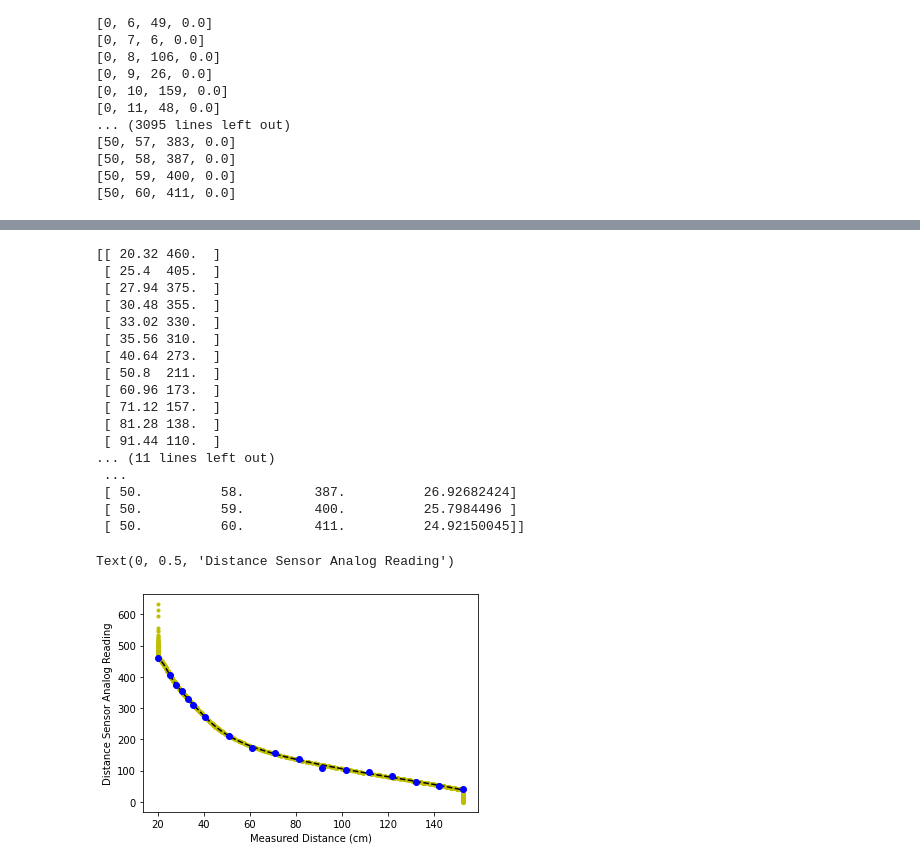
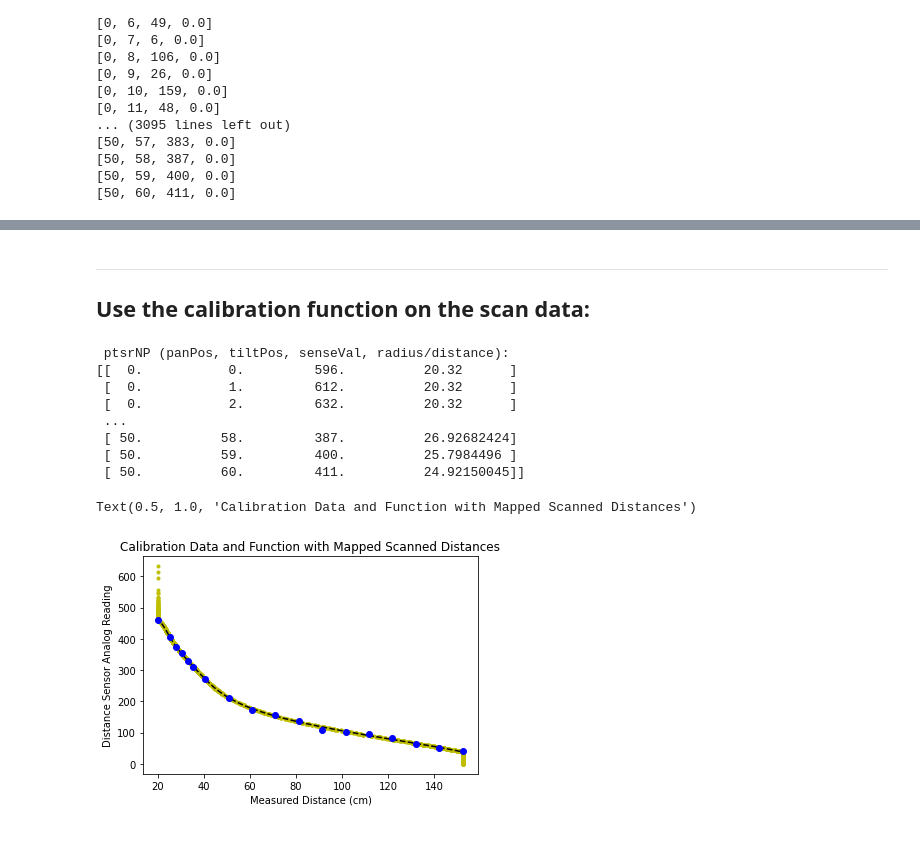
Before and after one commit to julesbrettle/3D_Scanner, a Jupyter notebook: 3d_scanner_jupyter.ipynb, the cells around one changed output, grey strips where cells are left out. Cells and saved outputs as stored; diff of their text form; code cells hidden in the pictures; blank space fills up the shorter version.

```diff
--- a/3d_scanner_jupyter.ipynb
+++ b/3d_scanner_jupyter.ipynb
@@ -113,60 +245,39 @@ ax.scatter3D(ptsrNP[:,0], ptsrNP[:,1], ptsrNP[:,2])
+# %% [markdown]
+---
+## Use the calibration function on the scan data:
 # %%
-dsNP = np.load("calibration_data_1.npy")
-
-
-print(dsNP)
-
-c = np.polyfit(dsNP[:,1],dsNP[:,0],6)
-print(c)
-
-xp = np.linspace(np.amin(dsNP[:,1]),np.amax(dsNP[:,1]), 100)
-# xp = np.linspace(0,400, 100)
-p = np.poly1d(c)
-
+# For the senseVal column in the scan data (ptsrNP):
+# If values are above or below the calibration points, make equal to the closest calibration points in dsNP
+# because sensor and function are not reliable past those points.
+# Otherwise, use the calibration function p to convert senseVal to a distance and put in last column of ptsrNP
 i = 0
 while i < numRows:
     if ptsrNP[i,2]>np.amax(dsNP[:,1]):
         ptsrNP[i,3] = np.amin(dsNP[:,0])
     elif ptsrNP[i,2]<np.amin(dsNP[:,1]):
         ptsrNP[i,3] = np.amax(dsNP[:,0])
     else:
         ptsrNP[i,3] = p(ptsrNP[i,2])
     i = i+1
 
-# i = 0
-# while i < numRows:
-#     if ptsrNP[i,3]>100:
-#         ptsrNP[i,3] = 0
-#     elif ptsrNP[i,3]<10:
-#         ptsrNP[i,3] = 0
-#     else:
-#         ptsrNP[i,3] = p(ptsrNP[i,2])
-#     i = i+1
-
+print("\n ptsrNP (panPos, tiltPos, senseVal, radius/distance):")
 print(ptsrNP)
 
+# plot 3D scan's data with calibration data
 fig = plt.figure()
 ax = plt.axes()
 plt.plot(ptsrNP[:,3],ptsrNP[:,2],'y.', p(xp),xp, 'k--',dsNP[:,0],dsNP[:,1], 'bo')
 ax.set_xlabel("Measured Distance (cm)")
 ax.set_ylabel("Distance Sensor Analog Reading")
+ax.set_title('Calibration Data and Function with Mapped Scanned Distances')
 # %% [output]
-[[ 20.32 460.  ]
- [ 25.4  405.  ]
- [ 27.94 375.  ]
- [ 30.48 355.  ]
- [ 33.02 330.  ]
- [ 35.56 310.  ]
- [ 40.64 273.  ]
- [ 50.8  211.  ]
- [ 60.96 173.  ]
- [ 71.12 157.  ]
- [ 81.28 138.  ]
- [ 91.44 110.  ]
-... (11 lines left out)
+ ptsrNP (panPos, tiltPos, senseVal, radius/distance):
+[[  0.           0.         596.          20.32      ]
+ [  0.           1.         612.          20.32      ]
+ [  0.           2.         632.          20.32      ]
  ...
  [ 50.          58.         387.          26.92682424]
  [ 50.          59.         400.          25.7984496 ]
  [ 50.          60.         411.          24.92150045]]
-Text(0, 0.5, 'Distance Sensor Analog Reading')
+Text(0.5, 1.0, 'Calibration Data and Function with Mapped Scanned Distances')
-[figure, old version]
+[figure, new version]
```
Also changed, not shown: parts of 22 cells of this notebook, 8 other files.
